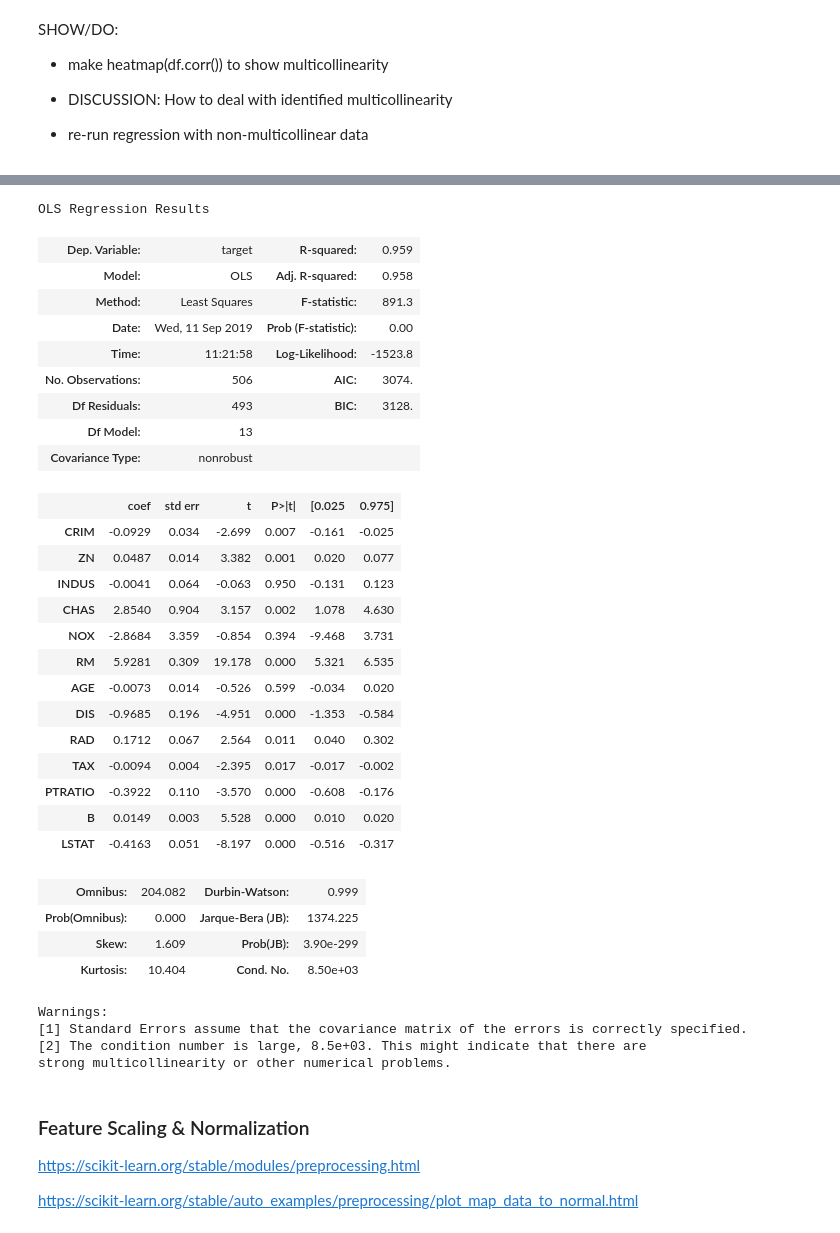
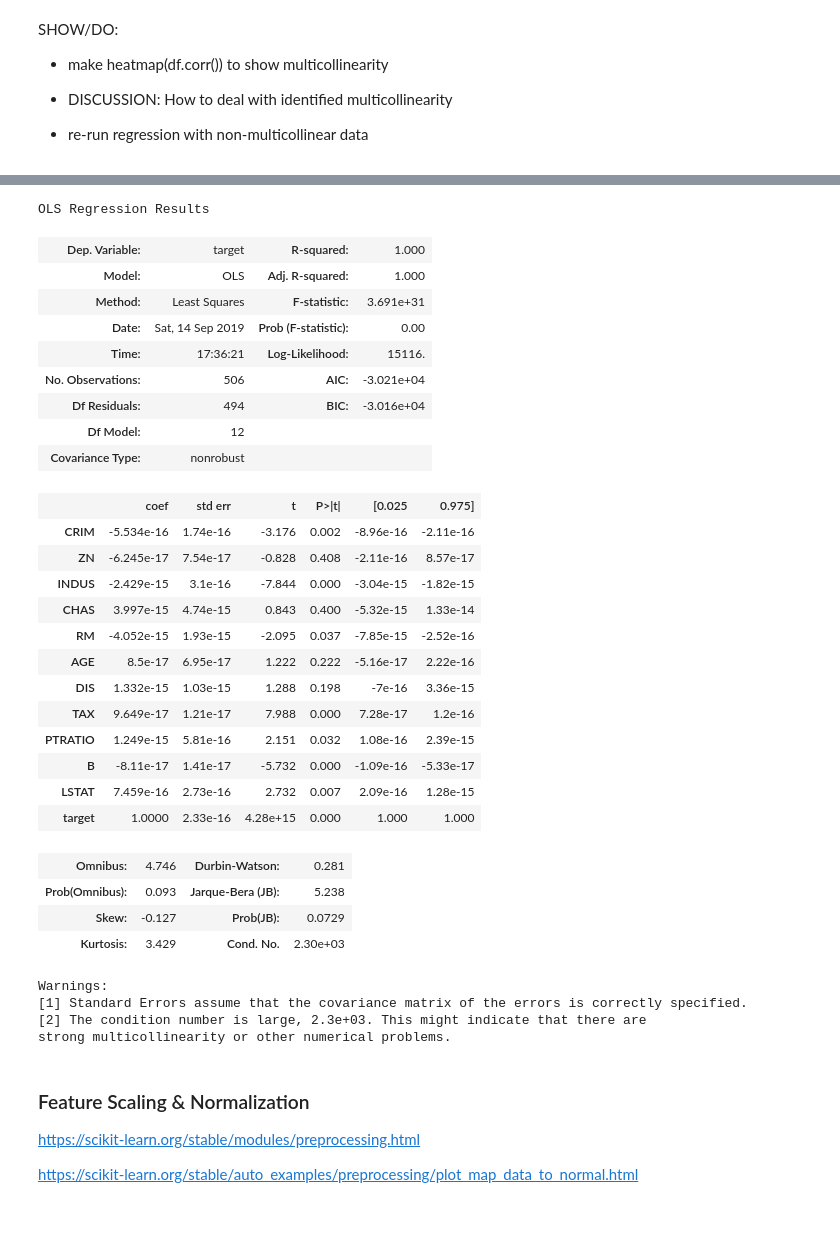
Before and after one commit to eannefawcett/multiple_linear_regression, a Jupyter notebook: M01S11.ipynb, the cells around one changed output, grey strips where cells are left out. Saved outputs shown, nothing was run; the diff lists cells and outputs as text; code cells hidden in the pictures.

```diff
--- a/M01S11.ipynb
+++ b/M01S11.ipynb
@@ -180,45 +196,44 @@ df.corr()[df.corr() > 0.7]
 # %%
 # Generally the cutoff for collinear features is somewhere between 0.7 and 0.8.
 # Based on the correlation map above, which features should we drop?
-to_drop = ['TAX', 'NOX']
+to_drop = ['RAD', 'NOX']
 X2 = df.drop(to_drop, axis=1)
 y2 = df.target
 # create statsmodels OLS and view summary
 ols2 = sm.OLS(y2, X2)
-results2 = ols.fit()
+results2 = ols2.fit()
 results2.summary()
 # %% [output]
 OLS Regression Results
-| Dep. Variable: | target | R-squared: | 0.959 |
-| Model: | OLS | Adj. R-squared: | 0.958 |
-| Method: | Least Squares | F-statistic: | 891.3 |
-| Date: | Wed, 11 Sep 2019 | Prob (F-statistic): | 0.00 |
-| Time: | 11:21:58 | Log-Likelihood: | -1523.8 |
-| No. Observations: | 506 | AIC: | 3074. |
-| Df Residuals: | 493 | BIC: | 3128. |
-| Df Model: | 13 |  |  |
+| Dep. Variable: | target | R-squared: | 1.000 |
+| Model: | OLS | Adj. R-squared: | 1.000 |
+| Method: | Least Squares | F-statistic: | 3.691e+31 |
+| Date: | Sat, 14 Sep 2019 | Prob (F-statistic): | 0.00 |
+| Time: | 17:36:21 | Log-Likelihood: | 15116. |
+| No. Observations: | 506 | AIC: | -3.021e+04 |
+| Df Residuals: | 494 | BIC: | -3.016e+04 |
+| Df Model: | 12 |  |  |
 | Covariance Type: | nonrobust |  |  |
 |  | coef | std err | t | P>|t| | [0.025 | 0.975] |
-| CRIM | -0.0929 | 0.034 | -2.699 | 0.007 | -0.161 | -0.025 |
-| ZN | 0.0487 | 0.014 | 3.382 | 0.001 | 0.020 | 0.077 |
-| INDUS | -0.0041 | 0.064 | -0.063 | 0.950 | -0.131 | 0.123 |
-| CHAS | 2.8540 | 0.904 | 3.157 | 0.002 | 1.078 | 4.630 |
-| NOX | -2.8684 | 3.359 | -0.854 | 0.394 | -9.468 | 3.731 |
-| RM | 5.9281 | 0.309 | 19.178 | 0.000 | 5.321 | 6.535 |
-| AGE | -0.0073 | 0.014 | -0.526 | 0.599 | -0.034 | 0.020 |
-| DIS | -0.9685 | 0.196 | -4.951 | 0.000 | -1.353 | -0.584 |
-| RAD | 0.1712 | 0.067 | 2.564 | 0.011 | 0.040 | 0.302 |
-| TAX | -0.0094 | 0.004 | -2.395 | 0.017 | -0.017 | -0.002 |
-| PTRATIO | -0.3922 | 0.110 | -3.570 | 0.000 | -0.608 | -0.176 |
-| B | 0.0149 | 0.003 | 5.528 | 0.000 | 0.010 | 0.020 |
-| LSTAT | -0.4163 | 0.051 | -8.197 | 0.000 | -0.516 | -0.317 |
+| CRIM | -5.534e-16 | 1.74e-16 | -3.176 | 0.002 | -8.96e-16 | -2.11e-16 |
+| ZN | -6.245e-17 | 7.54e-17 | -0.828 | 0.408 | -2.11e-16 | 8.57e-17 |
+| INDUS | -2.429e-15 | 3.1e-16 | -7.844 | 0.000 | -3.04e-15 | -1.82e-15 |
+| CHAS | 3.997e-15 | 4.74e-15 | 0.843 | 0.400 | -5.32e-15 | 1.33e-14 |
+| RM | -4.052e-15 | 1.93e-15 | -2.095 | 0.037 | -7.85e-15 | -2.52e-16 |
+| AGE | 8.5e-17 | 6.95e-17 | 1.222 | 0.222 | -5.16e-17 | 2.22e-16 |
+| DIS | 1.332e-15 | 1.03e-15 | 1.288 | 0.198 | -7e-16 | 3.36e-15 |
+| TAX | 9.649e-17 | 1.21e-17 | 7.988 | 0.000 | 7.28e-17 | 1.2e-16 |
+| PTRATIO | 1.249e-15 | 5.81e-16 | 2.151 | 0.032 | 1.08e-16 | 2.39e-15 |
+| B | -8.11e-17 | 1.41e-17 | -5.732 | 0.000 | -1.09e-16 | -5.33e-17 |
+| LSTAT | 7.459e-16 | 2.73e-16 | 2.732 | 0.007 | 2.09e-16 | 1.28e-15 |
+| target | 1.0000 | 2.33e-16 | 4.28e+15 | 0.000 | 1.000 | 1.000 |
-| Omnibus: | 204.082 | Durbin-Watson: | 0.999 |
-| Prob(Omnibus): | 0.000 | Jarque-Bera (JB): | 1374.225 |
-| Skew: | 1.609 | Prob(JB): | 3.90e-299 |
-| Kurtosis: | 10.404 | Cond. No. | 8.50e+03 |
+| Omnibus: | 4.746 | Durbin-Watson: | 0.281 |
+| Prob(Omnibus): | 0.093 | Jarque-Bera (JB): | 5.238 |
+| Skew: | -0.127 | Prob(JB): | 0.0729 |
+| Kurtosis: | 3.429 | Cond. No. | 2.30e+03 |
 Warnings:
 [1] Standard Errors assume that the covariance matrix of the errors is correctly specified.
-[2] The condition number is large, 8.5e+03. This might indicate that there are
+[2] The condition number is large, 2.3e+03. This might indicate that there are
 strong multicollinearity or other numerical problems.
 # %% [markdown]
 ### Feature Scaling & Normalization
```
Also changed, not shown: parts of 9 cells of this notebook.
